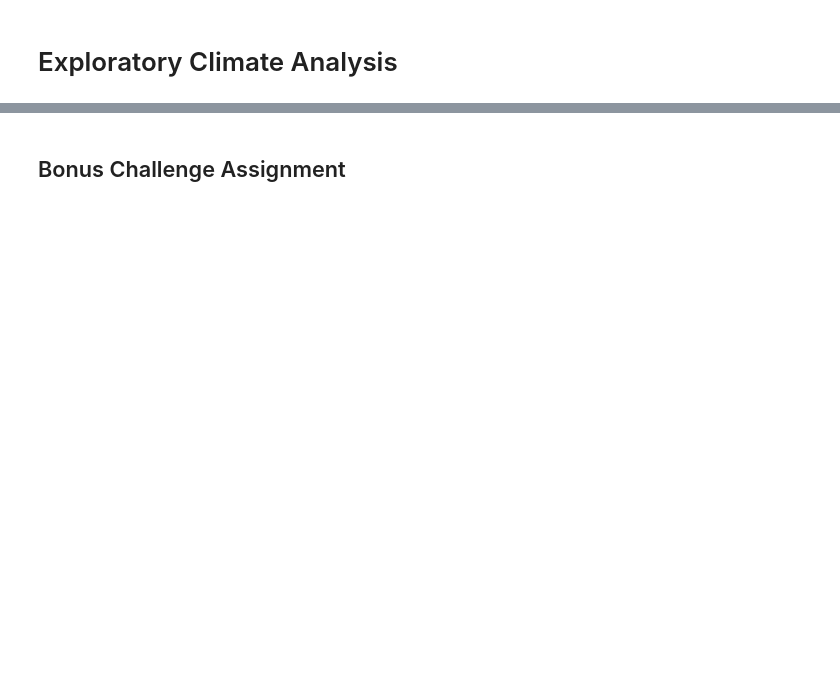
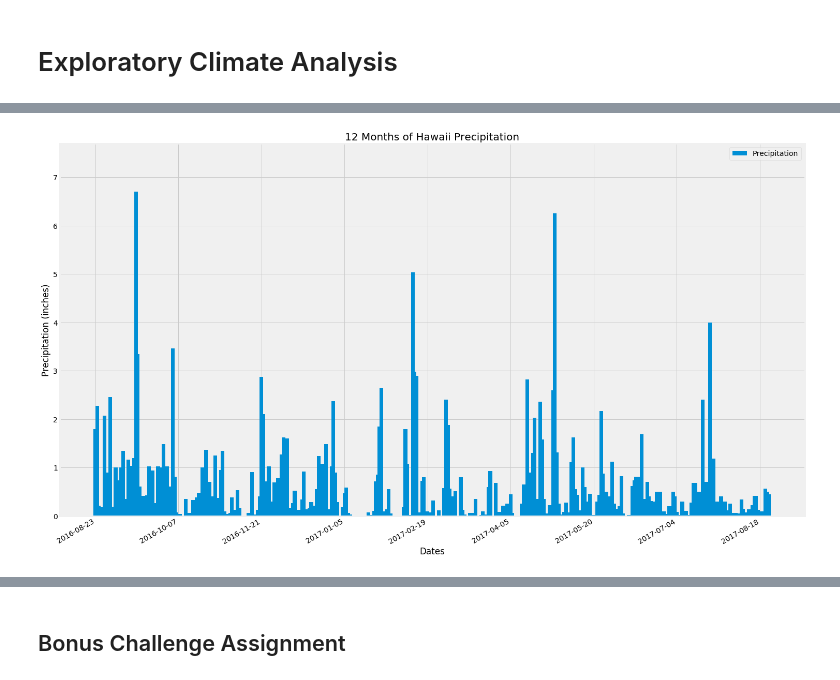
Before and after one commit to nbolt1989/climate_analysis_sqlalchemy, a Jupyter notebook: Climate.ipynb, the cells around one changed output, grey strips where cells are left out. Drawn from its saved outputs; the diff is of its cells as text; code cells hidden in the pictures; blank space fills up the shorter version.

```diff
--- a/Climate.ipynb
+++ b/Climate.ipynb
@@ -57,2 +93,8 @@ engine.execute('select * from measurement limit 10').fetchall()
 # %% [markdown]
 # Exploratory Climate Analysis
+# %%
+#How many dates are there:
+session.query(func.count(measurement.date)).all()
+# Calculate the date 1 year ago from the last data point in the database
+one_year_ago = dt.date(2017,8,23) - dt.timedelta(days=365)
+one_year_ago
@@ -59,8 +103,7 @@ engine.execute('select * from measurement limit 10').fetchall()
 # %%
 # Design a query to retrieve the last 12 months of precipitation data and plot the results
-# Calculate the date 1 year ago from the last data point in the database
 # Perform a query to retrieve the data and precipitation scores
-last12_precip = session.query(measurement.date, measurement.prcp).filter(measurement.date  >= '2016-08-23').all()
+last12_precip = session.query(measurement.date, measurement.prcp).filter(measurement.date >= one_year_ago).all()
 
 # Save the query results as a Pandas DataFrame and set the index to the date column
 last12_precip_df = pd.DataFrame(last12_precip)
@@ -69,4 +112,4 @@ last12_precip_df.set_index('date', inplace = True)
 
 # Sort the dataframe by date
 sorted_lastyear = last12_precip_df.sort_values('date')
-sorted_lastyear.head(25)
+sorted_lastyear.head(10)
@@ -73,22 +129,24 @@ sorted_lastyear.head(25)
 # %%
 # Use Pandas Plotting with Matplotlib to plot the data
 #set my blank slate with size:
 fig = plt.figure(figsize=(20,10), facecolor = 'w')
 ax = fig.add_axes([0,0,1,1])
 # set bargraph x and y axes
-ax.bar(sorted_lastyear.index.values, sorted_year['prcp'])
+ax.bar(sorted_lastyear.index.values, sorted_lastyear['prcp'],width=2)
 # set a y-lim
 plt.ylim(0,max(sorted_lastyear['prcp']+1))
 # set labels, title and legend
 ax.set_xlabel('Dates')
 ax.set_ylabel('Precipitation (inches)')
-ax.set_title('12 Months of Hawaii Precipitation')
+ax.set_title('12 Months of Hawaii Precipitation', size=20)
 ax.legend(['Precipitation'], loc='best')
 # format the tick labels
 fig.autofmt_xdate()
 myLocator = mticker.MultipleLocator(45)
 ax.xaxis.set_major_locator(myLocator)
 #plot the figure
 plt.show()
+# %% [output]
+[figure, added]
 # %%
 # Use Pandas to calculate the summary statistics for the precipitation data
```
Also changed, not shown: parts of 17 cells of this notebook, 1 other file.
